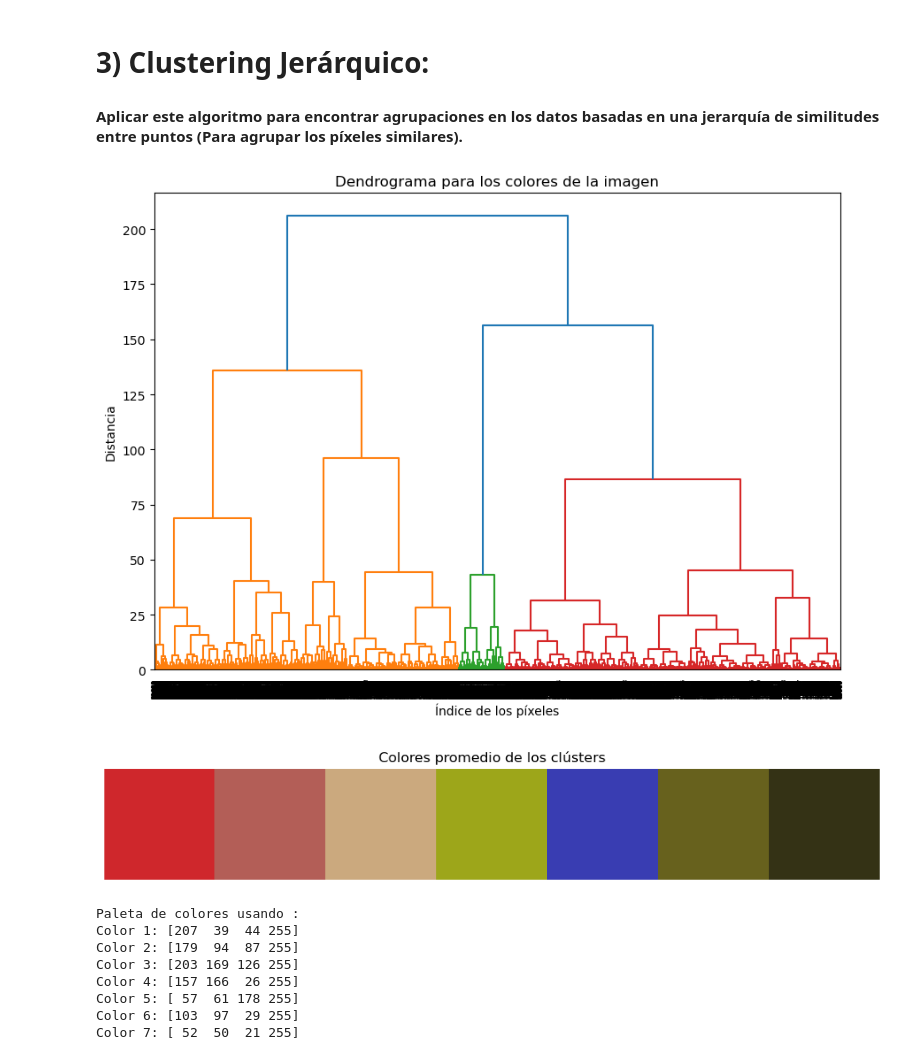
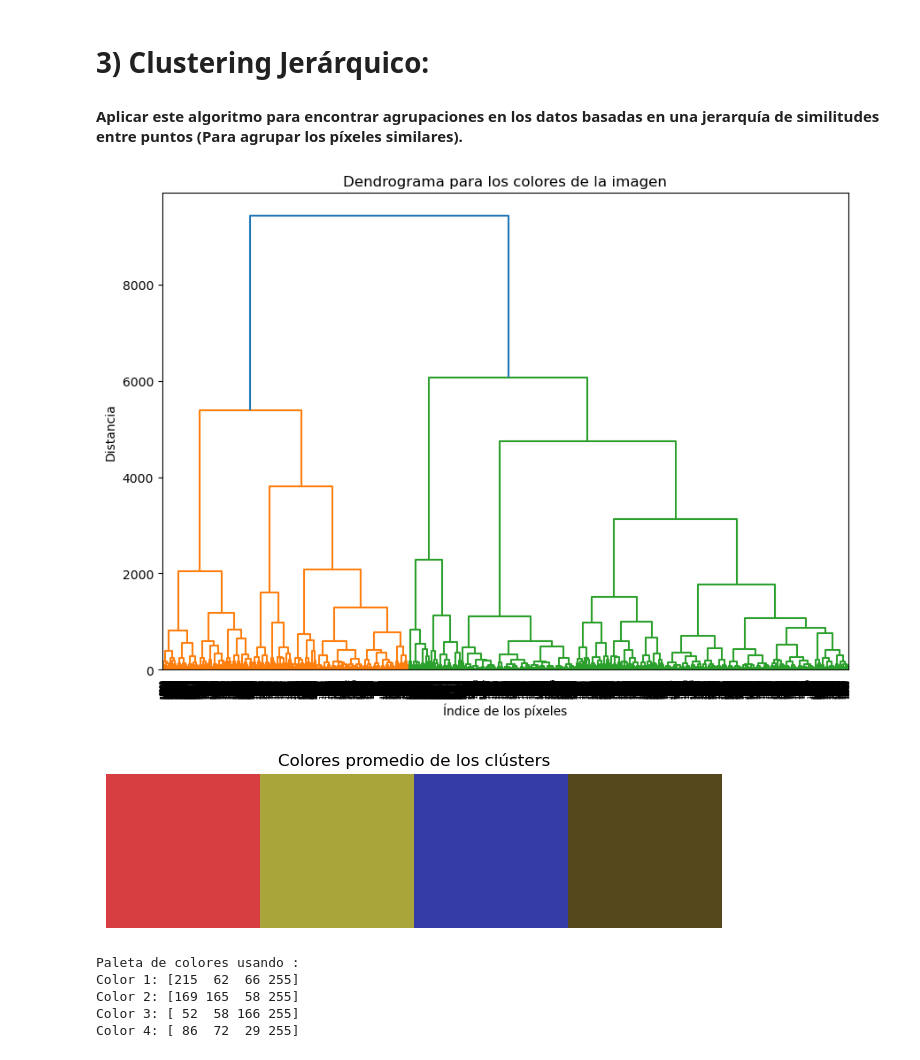
Before and after one commit to RosarioValderrama/Laboratorio_2_ML, a Jupyter notebook: notebooks/Laboratorio_2_ML.ipynb, the cells around one changed output. Cells and saved outputs as stored; diff of their text form; code cells hidden in the pictures.

Commit message:
Se ajusta código de Clustering Jerárquico

```diff
--- a/notebooks/Laboratorio_2_ML.ipynb
+++ b/notebooks/Laboratorio_2_ML.ipynb
@@ -262,24 +262,15 @@ Este scree-plot muestra un cambio de dirección notorio al rededor de 4 clusters
 # 3) Clustering Jerárquico:
 #### Aplicar este algoritmo para encontrar agrupaciones en los datos basadas en una jerarquía de similitudes entre puntos (Para agrupar los píxeles similares).
 # %%
-# Paso 1: Cargar la imagen y convertirla a un array de píxeles
-# image_path = '../data/flores3.png'  # Cambia esto por la ruta de tu imagen
-image = Image.open(image_path)
-image = image.resize((150, 150))
+# Reducimos la cantidad de pixeles para facilitar el procesamiento
+image = image.resize((148, 92))
 pixels = np.array(image)
-
-# Paso 2: Reestructurar la matriz para tener una lista de píxeles en forma de (n, 3)
-# Donde n es el número de píxeles y 3 son las coordenadas RGB
 pixels = pixels.reshape((-1, 4))
 
-# Paso 3: Escalar los valores de los píxeles (esto es opcional, pero ayuda a normalizar los datos)
-scaler = StandardScaler()
-pixels_scaled = scaler.fit_transform(pixels)
+# Aplicamos clustering jerárquico
+Z = linkage(pixels, method='ward')
 
-# Paso 4: Realizar clustering jerárquico
-Z = linkage(pixels_scaled, method='ward')
-
-# Paso 5: Graficar el dendrograma para determinar el número óptimo de clústers
+# Graficamos el dendograma
 plt.figure(figsize=(10, 7))
 plt.title('Dendrograma para los colores de la imagen')
 plt.xlabel('Índice de los píxeles')
@@ -287,40 +278,35 @@ plt.ylabel('Distancia')
 dendro = dendrogram(Z)
 plt.show()
 # %% [output]
-[figure, old version]
+[figure, new version]
 # %%
-# Paso 6: Cortar el dendrograma para obtener los clústers (elige la distancia o el número de clústers óptimo)
-max_d = 50  # Ajusta esta distancia de corte según el dendrograma
+### Cortamos el dendograma a una distancia máxima de 5.000
+max_d = 5000
 clusters = fcluster(Z, max_d, criterion='distance')
 
-# Paso 7: Tomar los colores promedio de cada clúster
-# Re-escalar los colores al rango original
+# Obtenemos la paleta de colores
 clusters_unique = np.unique(clusters)
 cluster_colors = []
 
 for cluster in clusters_unique:
     cluster_pixels = pixels[clusters == cluster]
     cluster_mean = cluster_pixels.mean(axis=0)
     cluster_colors.append(cluster_mean)
 
-# Paso 8: Visualizar los colores reestructurados de la imagen
 cluster_colors = np.array(cluster_colors).astype(np.uint8)
 
 plt.figure(figsize=(12, 2))
 plt.title('Colores promedio de los clústers')
-plt.imshow([cluster_colors])  # Mostrar los colores obtenidos
+plt.imshow([cluster_colors])
 plt.axis('off')
 plt.show()
 
 print_paleta(cluster_colors, '')
 # %% [output]
-[figure, old version]
+[figure, new version]
 Paleta de colores usando :
-Color 1: [207  39  44 255]
-Color 2: [179  94  87 255]
-Color 3: [203 169 126 255]
-Color 4: [157 166  26 255]
-Color 5: [ 57  61 178 255]
-Color 6: [103  97  29 255]
-Color 7: [ 52  50  21 255]
+Color 1: [215  62  66 255]
+Color 2: [169 165  58 255]
+Color 3: [ 52  58 166 255]
+Color 4: [ 86  72  29 255]
 # %%
```
Also changed, not shown: parts of 6 cells of this notebook.
